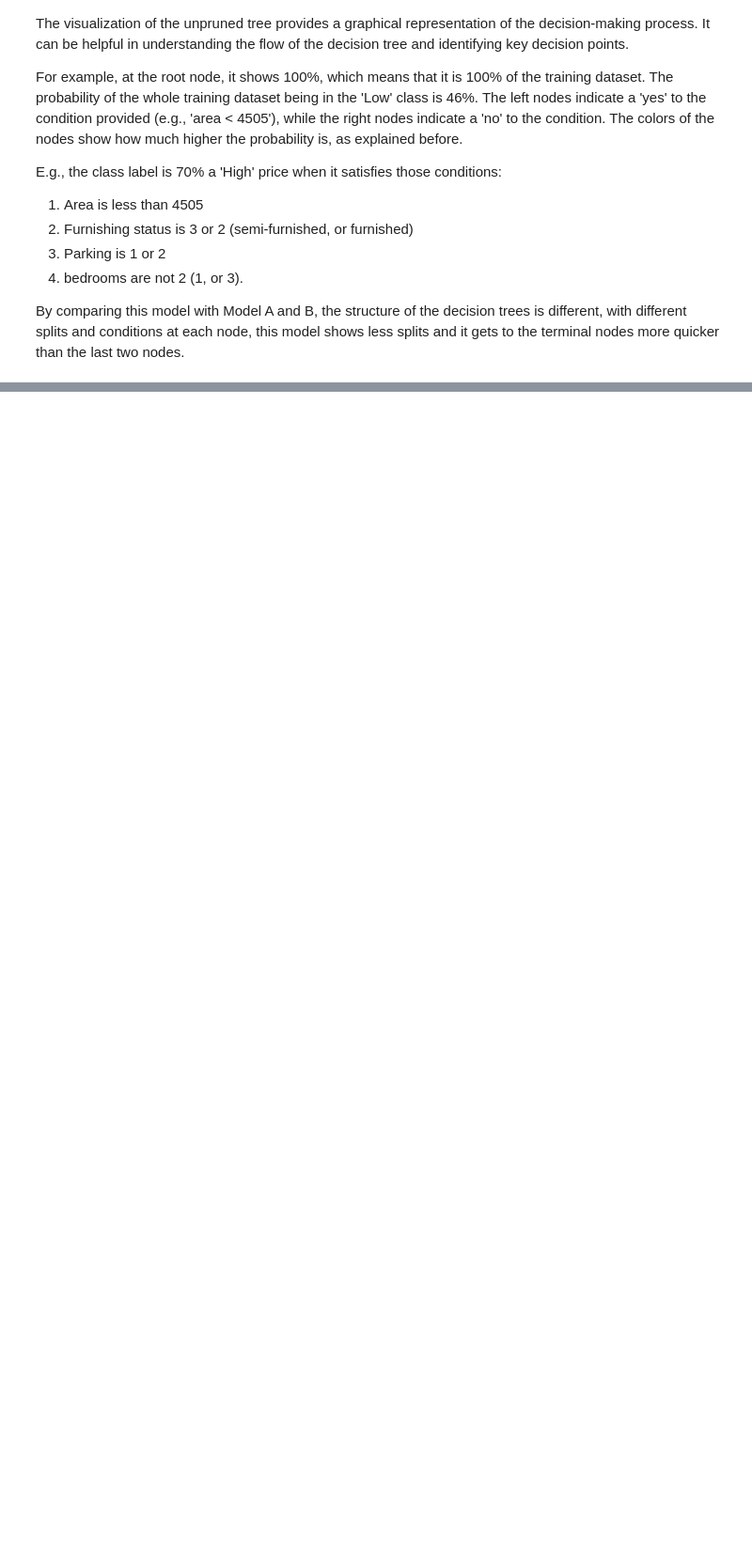
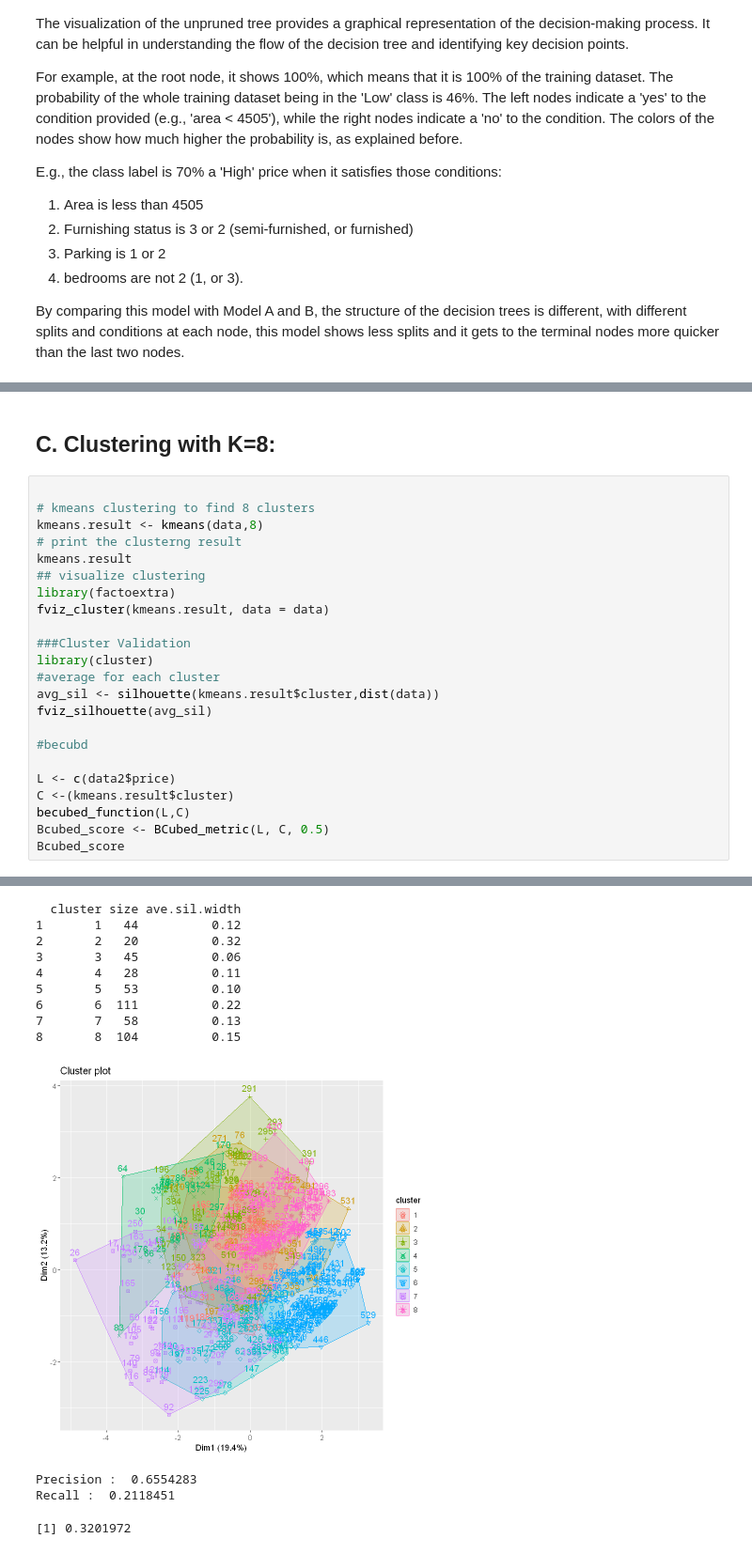
Before and after one commit to LayanAlmousa/DataMiningProject, a Jupyter notebook: MiningNotebook.ipynb, the cells around one changed output, grey strips where cells are left out. Shown at 94% size. Cells and saved outputs as stored; diff of their text form; blank space fills up the shorter version.

```diff
--- a/MiningNotebook.ipynb
+++ b/MiningNotebook.ipynb
@@ -1219,0 +2112,26 @@ ERROR: Error in tree$children: $ operator is invalid for atomic vectors
+# %% [markdown]
+## C. Clustering with K=8:
+# %%
+
+# kmeans clustering to find 8 clusters
+kmeans.result <- kmeans(data,8)
+# print the clusterng result
+kmeans.result
+## visualize clustering
+library(factoextra)
+fviz_cluster(kmeans.result, data = data)
+
+###Cluster Validation
+library(cluster)
+#average for each cluster
+avg_sil <- silhouette(kmeans.result$cluster,dist(data))
+fviz_silhouette(avg_sil)
+
+#becubd
+
+L <- c(data2$price)
+C <-(kmeans.result$cluster)
+becubed_function(L,C)
+Bcubed_score <- BCubed_metric(L, C, 0.5)
+Bcubed_score
+# %% [output]
@@ -1219,0 +2155,13 @@ ERROR: Error in tree$children: $ operator is invalid for atomic vectors
+  cluster size ave.sil.width
+1       1   44          0.12
+2       2   20          0.32
+3       3   45          0.06
+4       4   28          0.11
+5       5   53          0.10
+6       6  111          0.22
+7       7   58          0.13
+8       8  104          0.15
+[figure, added]
+Precision :  0.6554283
+Recall :  0.2118451
+[1] 0.3201972
```
Also changed, not shown: parts of 45 cells of this notebook, 1 other file.
